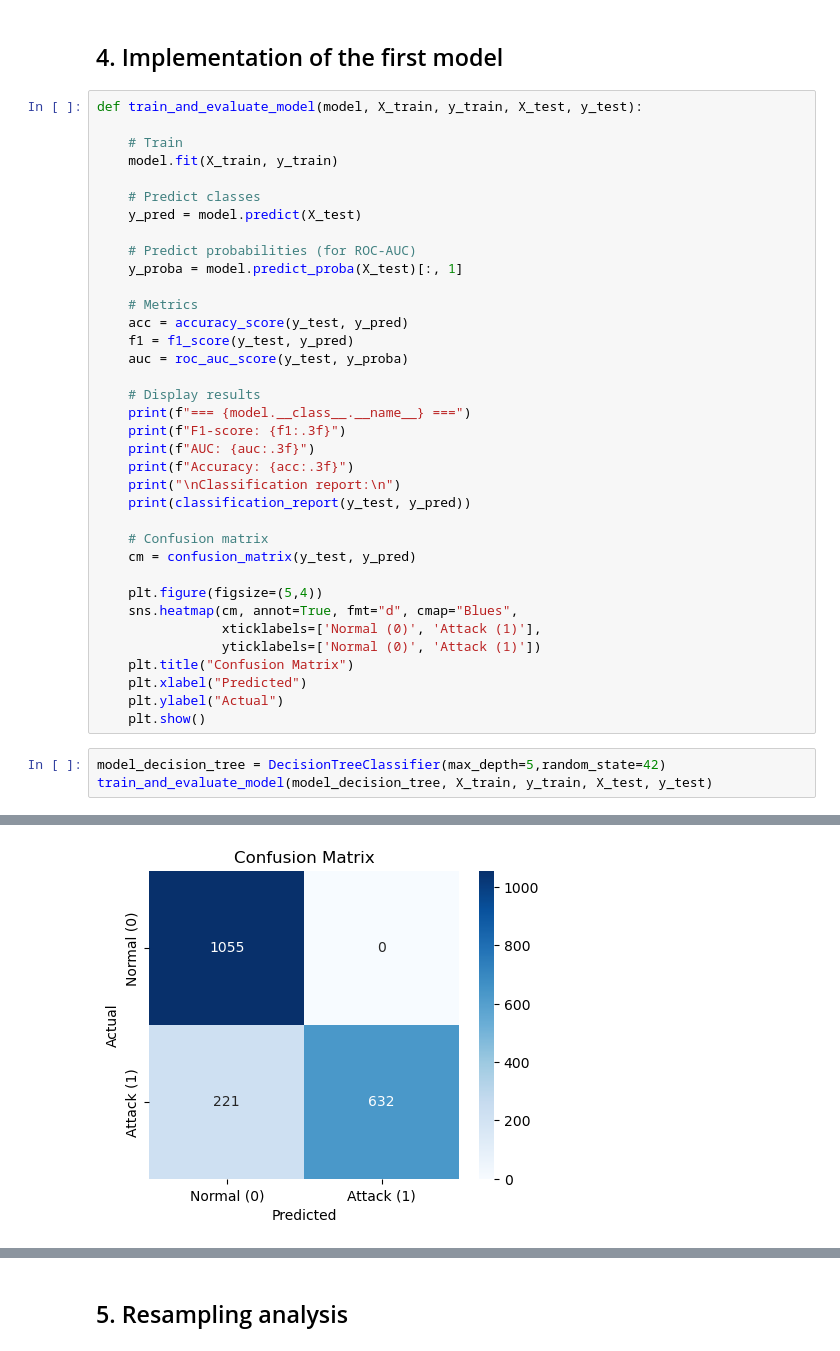
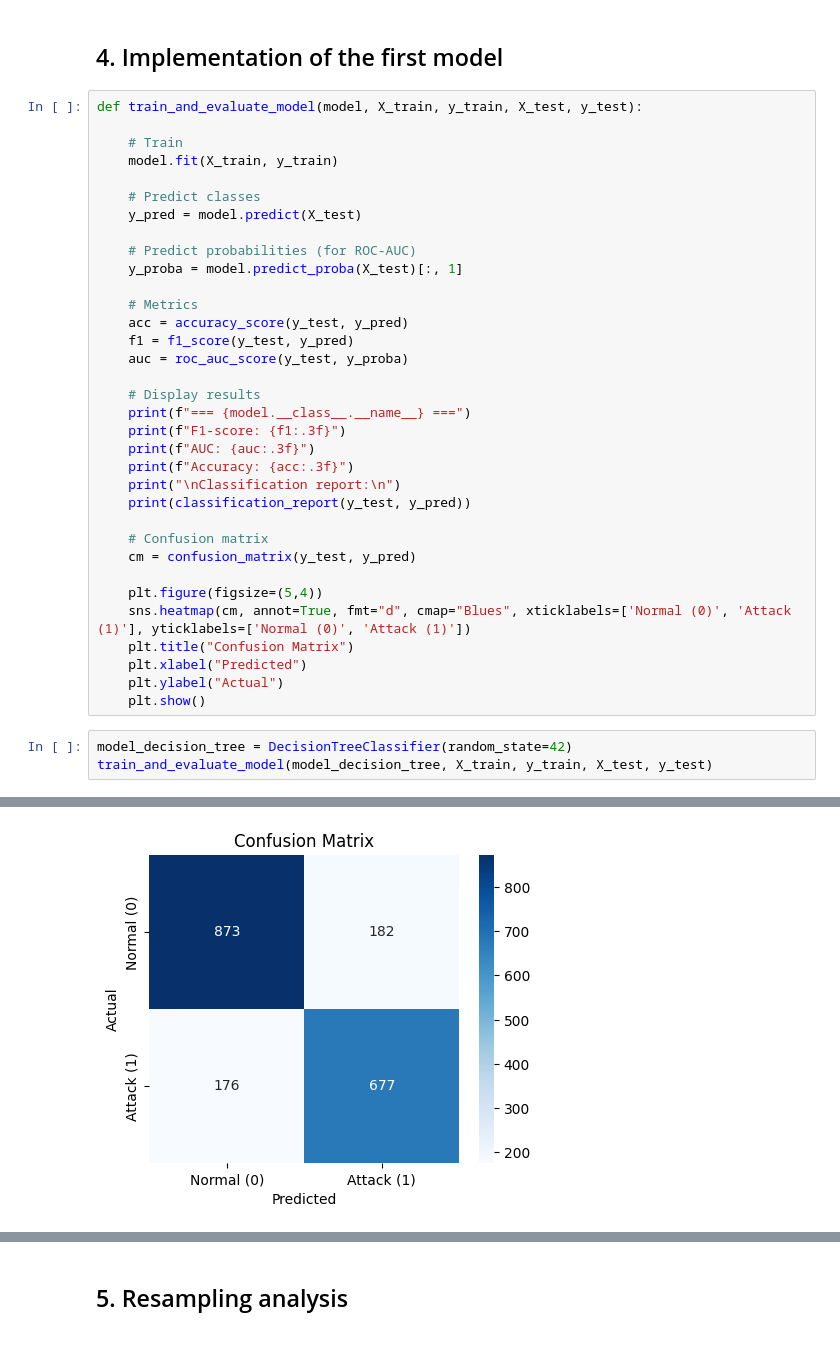
Before and after one commit to manGjv/Cybersecurity-Intrusion-Detection, a Jupyter notebook: project.ipynb, the cells around one changed output, grey strips where cells are left out. Drawn from its saved outputs; the diff is of its cells as text.

```diff
--- a/project.ipynb
+++ b/project.ipynb
@@ -414,15 +407,13 @@ def train_and_evaluate_model(model, X_train, y_train, X_test, y_test):
     cm = confusion_matrix(y_test, y_pred)
 
     plt.figure(figsize=(5,4))
-    sns.heatmap(cm, annot=True, fmt="d", cmap="Blues",
-                xticklabels=['Normal (0)', 'Attack (1)'],
-                yticklabels=['Normal (0)', 'Attack (1)'])
+    sns.heatmap(cm, annot=True, fmt="d", cmap="Blues", xticklabels=['Normal (0)', 'Attack (1)'], yticklabels=['Normal (0)', 'Attack (1)'])
     plt.title("Confusion Matrix")
     plt.xlabel("Predicted")
     plt.ylabel("Actual")
     plt.show()
 # %%
-model_decision_tree = DecisionTreeClassifier(max_depth=5,random_state=42)
+model_decision_tree = DecisionTreeClassifier(random_state=42)
 train_and_evaluate_model(model_decision_tree, X_train, y_train, X_test, y_test)
 # %% [output]
 === DecisionTreeClassifier ===
@@ -443,4 +434,4 @@ weighted avg       0.90      0.88      0.88      1908
-[figure, old version]
+[figure, new version]
 # %%
 from sklearn.tree import plot_tree
 
```
Also changed, not shown: parts of 39 cells of this notebook.
